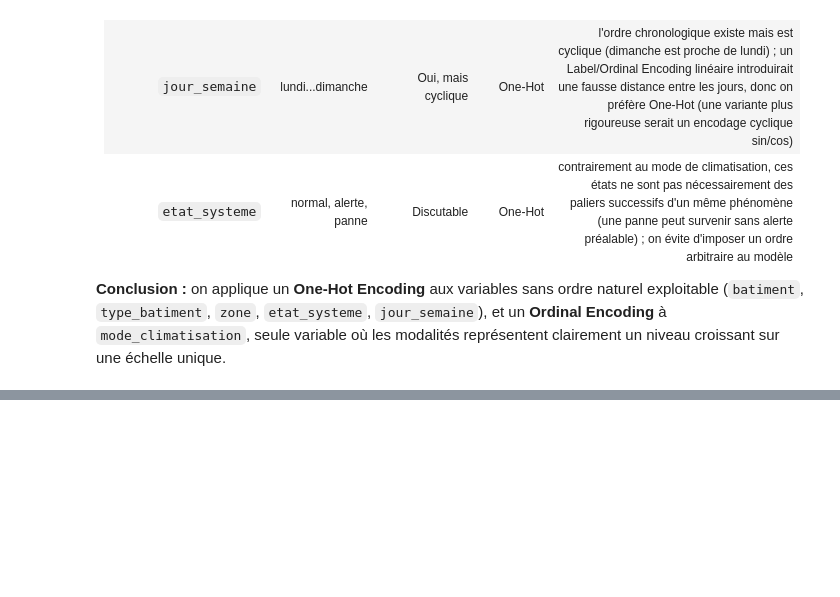
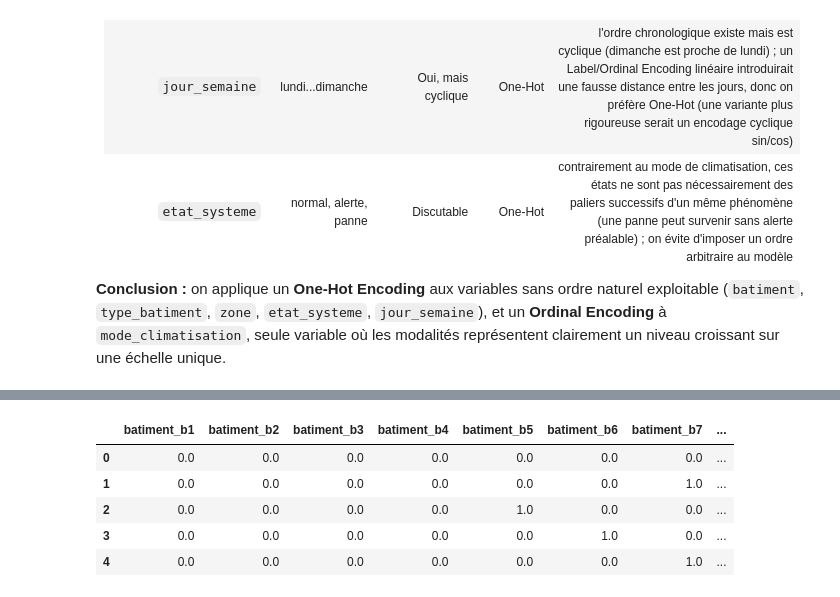
Before and after one commit to galassmyname/Atelier-donnees-tabulaires, a Jupyter notebook: atelier_prepa_donnees_tab/notebooks/atelier_prepa_donnees_tab.ipynb, the cells around one changed output, grey strips where cells are left out. Saved outputs shown, nothing was run; the diff lists cells and outputs as text; code cells hidden in the pictures; blank space fills up the shorter version.

```diff
--- a/atelier_prepa_donnees_tab/notebooks/atelier_prepa_donnees_tab.ipynb
+++ b/atelier_prepa_donnees_tab/notebooks/atelier_prepa_donnees_tab.ipynb
@@ -800,0 +811,8 @@ croissant sur une échelle unique.
+# %%
+colonnes_categorielles = ["batiment", "type_batiment", "zone", "mode_climatisation", "etat_systeme", "jour_semaine"]
+
+for col in colonnes_categorielles:
+    mode_frequent = X[col].mode()[0]
+    X[col] = X[col].fillna(mode_frequent)
+
+X[colonnes_categorielles].isna().sum()
@@ -801,78 +827,23 @@ croissant sur une échelle unique.
 # %%
-# Importer les encodeurs
 from sklearn.preprocessing import OneHotEncoder, OrdinalEncoder
 
-# Colonnes sans ordre naturel → One-Hot
-colonnes_onehot = [
-    "batiment",
-    "type_batiment",
-    "zone",
-    "etat_systeme",
-    "jour_semaine"
-]
-
-# Colonne avec un ordre → Ordinal
+colonnes_onehot = ["batiment", "type_batiment", "zone", "etat_systeme", "jour_semaine"]
 colonnes_ordinal = ["mode_climatisation"]
 
+encoder_oh = OneHotEncoder(handle_unknown="ignore", sparse_output=False)
+X_onehot = encoder_oh.fit_transform(X[colonnes_onehot])
+X_onehot_df = pd.DataFrame(X_onehot, columns=encoder_oh.get_feature_names_out(colonnes_onehot), index=X.index)
 
-# =========================
-# One-Hot Encoding
-# =========================
+encoder_ord = OrdinalEncoder(categories=[["eco", "normal", "boost"]])
+X_ordinal = encoder_ord.fit_transform(X[colonnes_ordinal])
+X_ordinal_df = pd.DataFrame(X_ordinal, columns=colonnes_ordinal, index=X.index)
 
-# Créer l'encodeur One-Hot
-# handle_unknown="ignore" : ignore les catégories inconnues
-# sparse_output=False : retourne un tableau classique
-encoder_oh = OneHotEncoder(
-    handle_unknown="ignore",
-    sparse_output=False
-)
-
-# Encoder les colonnes catégorielles
-X_onehot = encoder_oh.fit_transform(
-    X[colonnes_onehot]
-)
-
-# Créer un DataFrame avec les données encodées
-X_onehot_df = pd.DataFrame(
-    X_onehot,
-    columns=encoder_oh.get_feature_names_out(colonnes_onehot),
-    index=X.index
-)
-
-
-# =========================
-# Ordinal Encoding
-# =========================
-
-# Créer l'encodeur ordinal
-# Définir l'ordre : eco < normal < boost
-encoder_ord = OrdinalEncoder(
-    categories=[["eco", "normal", "boost"]]
-)
-
-# Encoder la colonne mode_climatisation
-X_ordinal = encoder_ord.fit_transform(
-    X[colonnes_ordinal]
-)
-
-# Créer un DataFrame avec les données encodées
-X_ordinal_df = pd.DataFrame(
-    X_ordinal,
-    columns=colonnes_ordinal,
-    index=X.index
-)
-
-
-# =========================
-# Regrouper les données
-# =========================
-
-# Regrouper les colonnes One-Hot et Ordinal
-X_categoriel_encode = pd.concat(
-    [X_onehot_df, X_ordinal_df],
-    axis=1
-)
-
-# Afficher les 5 premières lignes
+X_categoriel_encode = pd.concat([X_onehot_df, X_ordinal_df], axis=1)
 X_categoriel_encode.head()
 # %% [output]
+|  | batiment_b1 | batiment_b2 | batiment_b3 | batiment_b4 | batiment_b5 | batiment_b6 | batiment_b7 | ... |
+| 0 | 0.0 | 0.0 | 0.0 | 0.0 | 0.0 | 0.0 | 0.0 | ... |
+| 1 | 0.0 | 0.0 | 0.0 | 0.0 | 0.0 | 0.0 | 1.0 | ... |
+| 2 | 0.0 | 0.0 | 0.0 | 0.0 | 1.0 | 0.0 | 0.0 | ... |
+| 3 | 0.0 | 0.0 | 0.0 | 0.0 | 0.0 | 1.0 | 0.0 | ... |
+| 4 | 0.0 | 0.0 | 0.0 | 0.0 | 0.0 | 0.0 | 1.0 | ... |
```
Also changed, not shown: parts of 9 cells of this notebook.
